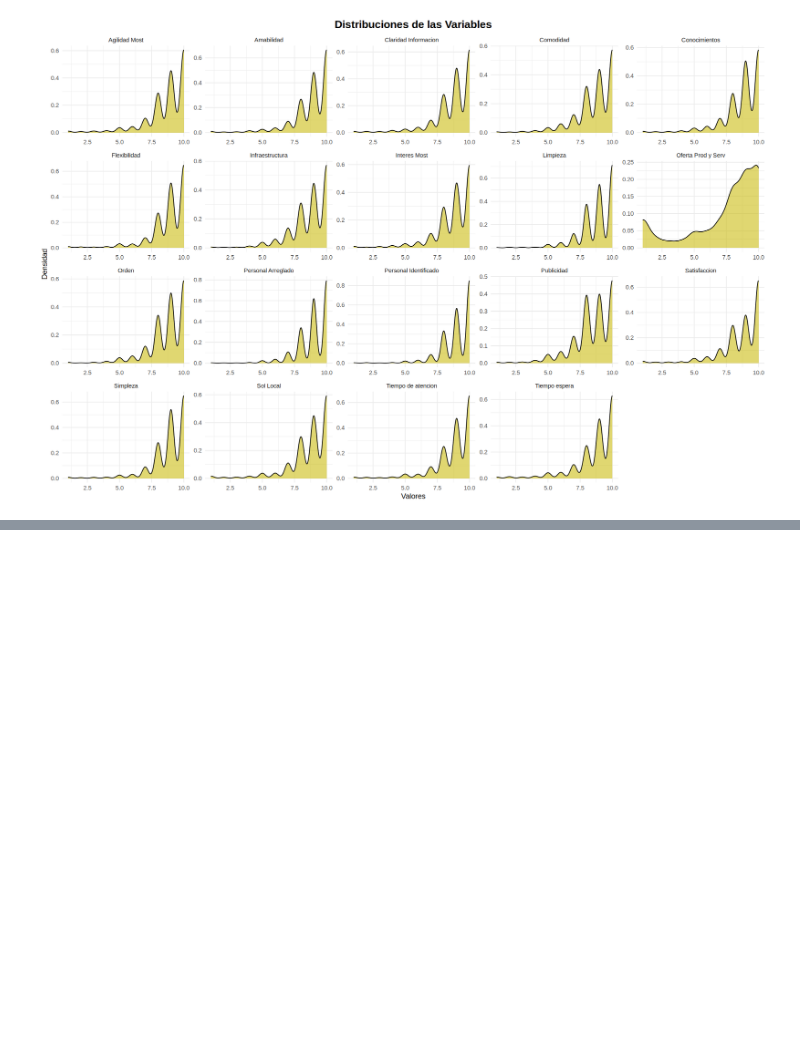
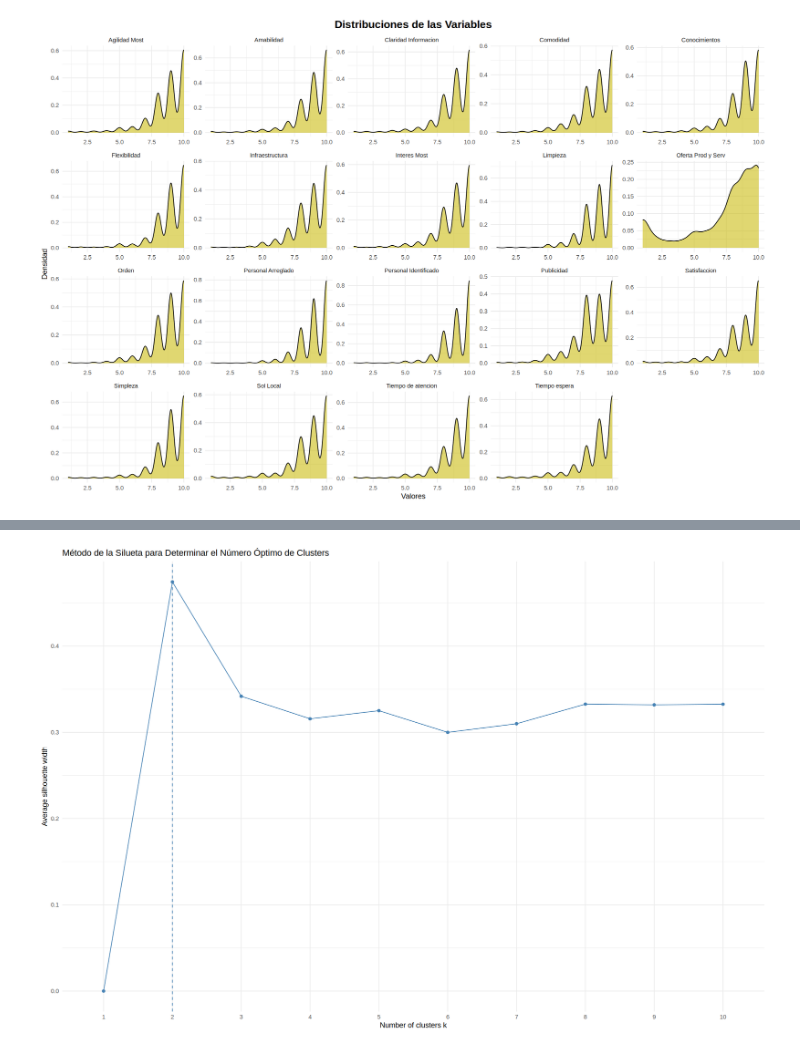
Before and after one commit to codelock54/Client_Satisfaction, a Jupyter notebook: Client_Satisfaction.ipynb, the cells around one changed output, grey strips where cells are left out. Drawn from its saved outputs; the diff is of its cells as text; code cells hidden in the pictures; blank space fills up the shorter version.

```diff
--- a/Client_Satisfaction.ipynb
+++ b/Client_Satisfaction.ipynb
@@ -554,0 +393,6 @@ geom_point(aes(x = principal_component, y = y, color = cluster), data = pca_data
+# %%
+fviz_nbclust(pca_scores, kmeans, method = "silhouette") +
+  ggtitle("Método de la Silueta para Determinar el Número Óptimo de Clusters") +
+  theme_minimal()
+# %% [output]
+[figure, added]
```
Also changed, not shown: parts of 59 cells of this notebook.
